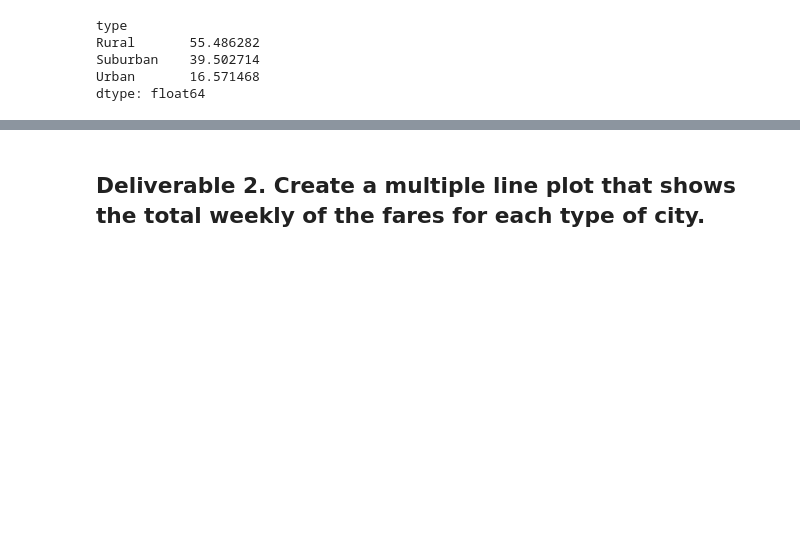
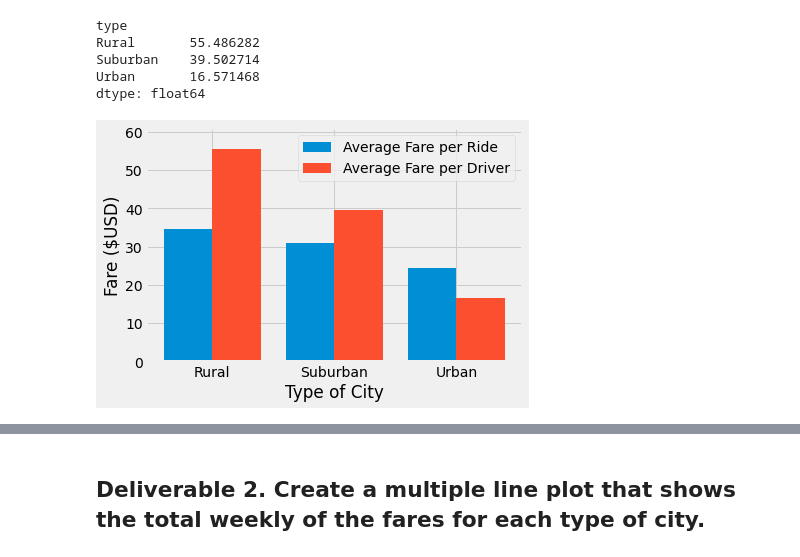
Before and after one commit to iFan13/PyBer_Analysis, a Jupyter notebook: PyBer_Challenge.ipynb, the cells around one changed output, grey strips where cells are left out. Cells and saved outputs as stored; diff of their text form; code cells hidden in the pictures; blank space fills up the shorter version.

Commit message:
adding more visualizations

```diff
--- a/PyBer_Challenge.ipynb
+++ b/PyBer_Challenge.ipynb
@@ -153,6 +152,24 @@ Rural       55.486282
 Suburban    39.502714
 Urban       16.571468
 dtype: float64
+# %%
+fig,ax=plt.subplots()
+x = np.arange(len(average_fare_per_driver_by_type))
+width = 0.4
+
+ax.bar(x-width/2,average_fare_per_ride_by_type, width, label="Average Fare per Ride")
+ax.bar(x+width/2,average_fare_per_driver_by_type, width, label="Average Fare per Driver")
+ax.set(ylabel = "Fare ($USD)",
+       xlabel = "Type of City",
+       xticks= x,
+       xticklabels = average_fare_per_ride_by_type.index,
+       ylim = [0, max([max(average_fare_per_driver_by_type), max(average_fare_per_ride_by_type)])*1.1]
+      )
+ax.legend()
+plt.savefig("analysis/AverageFaresByRide&Driver.png")
+plt.show()
+# %% [output]
+[figure, added]
 # %%
 #  6. Create a PyBer summary DataFrame.
 pyber_summary_df = pd.DataFrame({"Total Rides":rides_by_city_type,
```
Also changed, not shown: parts of 2 cells of this notebook, 1 other file.
